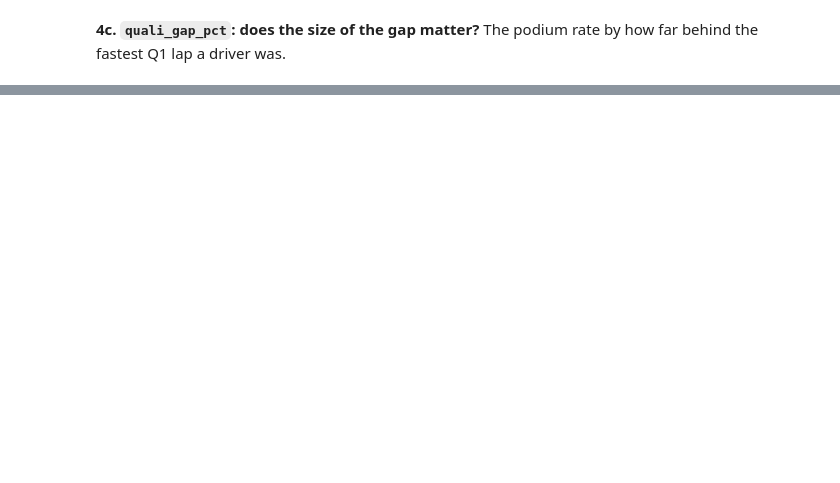
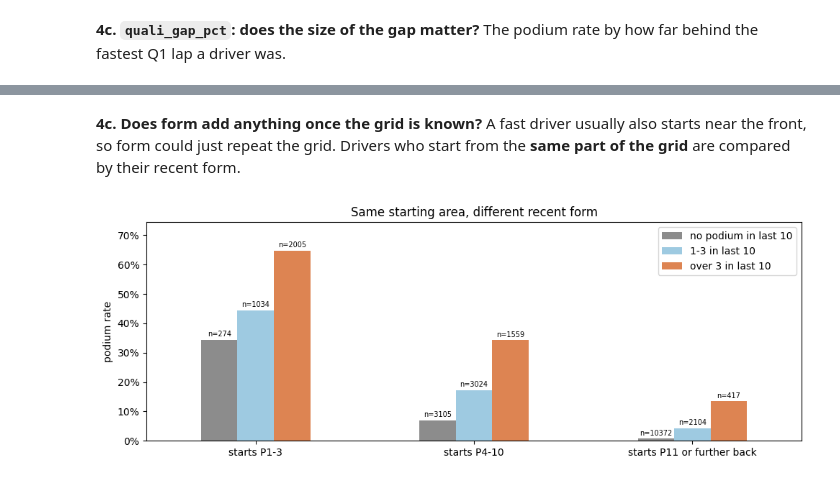
Before and after one commit to sal-tarek/ACL_F1_Predictions, a Jupyter notebook: acl_milestone1.ipynb, the cells around one changed output, grey strips where cells are left out. Saved outputs shown, nothing was run; the diff lists cells and outputs as text; code cells hidden in the pictures; blank space fills up the shorter version.

```diff
--- a/acl_milestone1.ipynb
+++ b/acl_milestone1.ipynb
@@ -7198,0 +7315,20 @@ Spearman correlation with podium: quali_gap_pct -0.40
+# %% [markdown]
+**4c. Does form add anything once the grid is known?** A fast driver usually also starts near the front, so form could just repeat the grid. Drivers who start from the **same part of the grid** are compared by their recent form.
+# %%
+g = fe[model_rows & fe.form_podium_rate.notna()]
+area = pd.cut(g.grid_clean, [0, 3, 10, np.inf], labels=['starts P1-3', 'starts P4-10', 'starts P11 or further back'])
+form = pd.cut(g.form_podium_rate, [-0.01, 0, 0.3, 1], labels=['no podium in last 10', '1-3 in last 10', 'over 3 in last 10'])
+tab = g.groupby([area, form], observed=True).podium.agg(starts='size', rate='mean').reset_index()
+rates = tab.pivot(index='grid_clean', columns='form_podium_rate', values='rate')
+sizes = tab.pivot(index='grid_clean', columns='form_podium_rate', values='starts')
+
+fig, ax = plt.subplots(figsize=(10, 3.8))
+rates.plot.bar(ax=ax, rot=0, color=['#8C8C8C', '#9ecae1', '#DD8452'])
+for container, col in zip(ax.containers, rates.columns):
+    ax.bar_label(container, labels=[f'n={n}' for n in sizes[col]], fontsize=7, padding=2)
+ax.set_ylim(0, rates.max().max() * 1.15)
+ax.yaxis.set_major_formatter(plt.FuncFormatter(lambda v, _: f'{v:.0%}'))
+ax.set(xlabel='', ylabel='podium rate', title='Same starting area, different recent form')
+ax.legend(title=''); plt.tight_layout(); plt.show()
+# %% [output]
+[figure, added]
```
Also changed, not shown: parts of 78 cells of this notebook.
